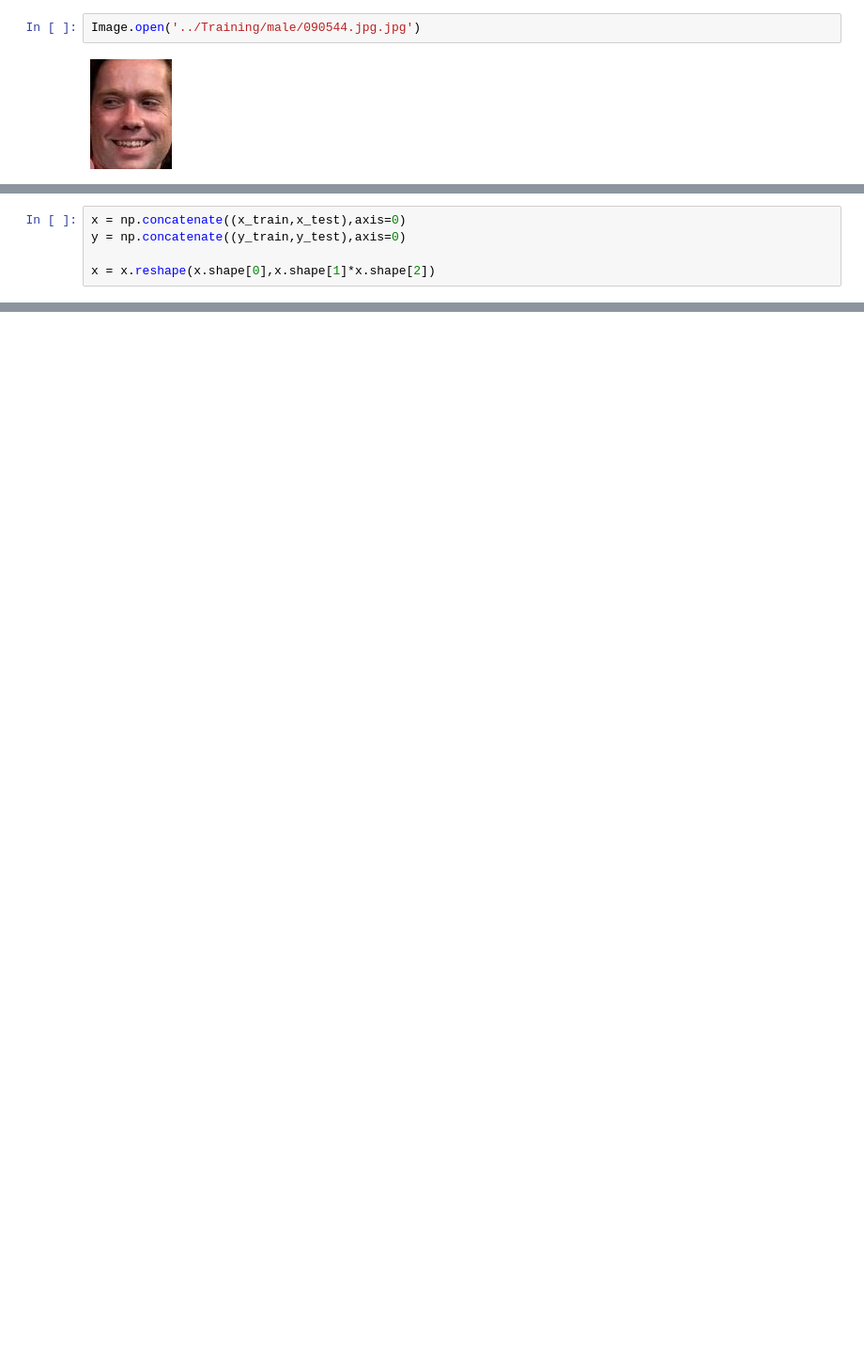
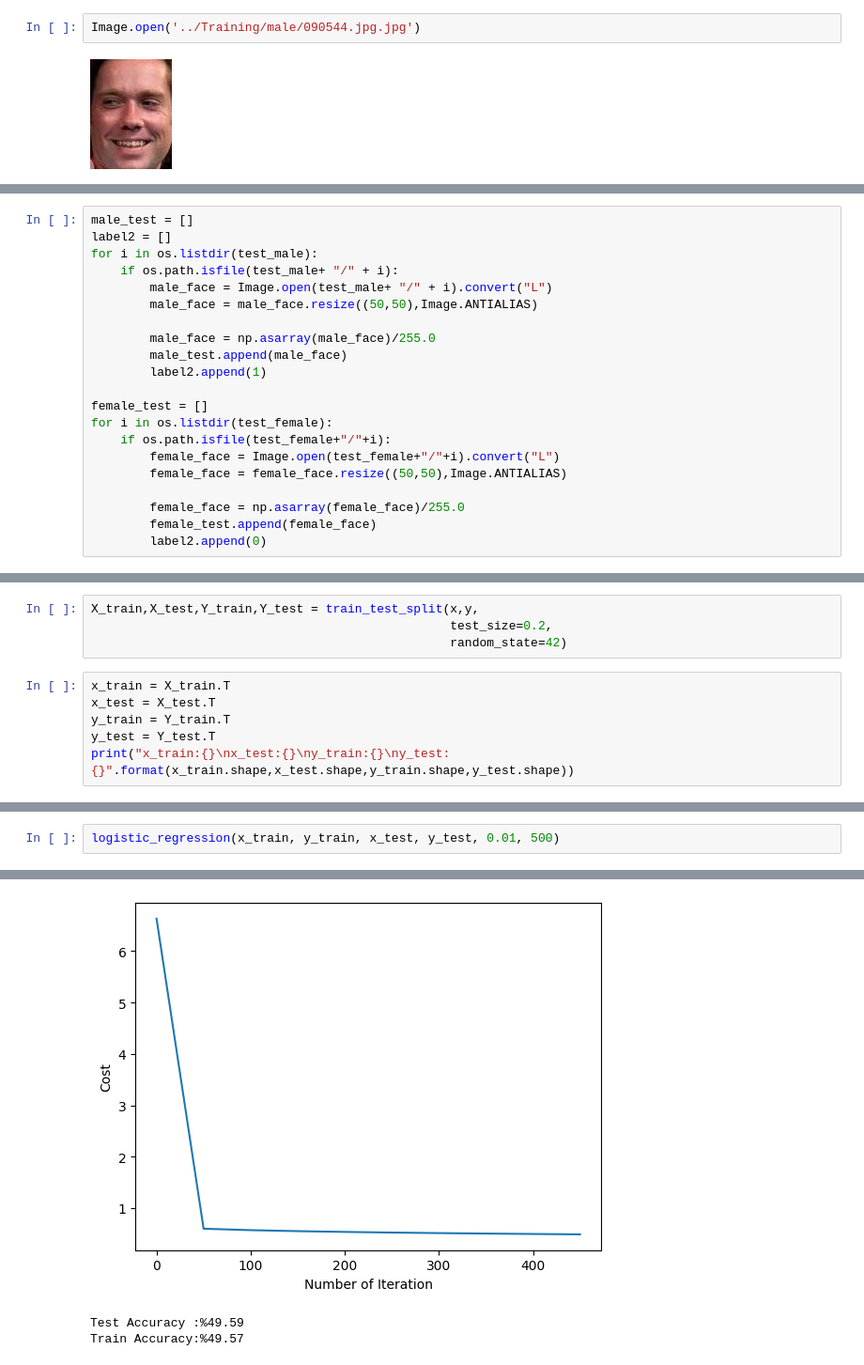
Before and after one commit to Mozes721/MaleOrFemale, a Jupyter notebook: classification/gender-classification-trained-dataset.ipynb, the cells around one changed output, grey strips where cells are left out. Shown: that part at 94% size. Cells and saved outputs as stored; diff of their text form; blank space fills up the shorter version.

```diff
--- a/classification/gender-classification-trained-dataset.ipynb
+++ b/classification/gender-classification-trained-dataset.ipynb
@@ -84,6 +79,22 @@ Woman Faces () Man Faces ()
 Train Dataset (47009, 50, 50) Train Values (47009, 1)
 # %%
-x = np.concatenate((x_train,x_test),axis=0)
-y = np.concatenate((y_train,y_test),axis=0)
+male_test = []
+label2 = []
+for i in os.listdir(test_male):
+    if os.path.isfile(test_male+ "/" + i):
+        male_face = Image.open(test_male+ "/" + i).convert("L")
+        male_face = male_face.resize((50,50),Image.ANTIALIAS)
 
-x = x.reshape(x.shape[0],x.shape[1]*x.shape[2])
+        male_face = np.asarray(male_face)/255.0
+        male_test.append(male_face)
+        label2.append(1)
+
+female_test = []
+for i in os.listdir(test_female):
+    if os.path.isfile(test_female+"/"+i):
+        female_face = Image.open(test_female+"/"+i).convert("L")
+        female_face = female_face.resize((50,50),Image.ANTIALIAS)
+
+        female_face = np.asarray(female_face)/255.0
+        female_test.append(female_face)
+        label2.append(0)
@@ -91,0 +124,10 @@ x = x.reshape(x.shape[0],x.shape[1]*x.shape[2])
+# %%
+X_train,X_test,Y_train,Y_test = train_test_split(x,y,
+                                                 test_size=0.2,
+                                                 random_state=42)
+# %%
+x_train = X_train.T
+x_test = X_test.T
+y_train = Y_train.T
+y_test = Y_test.T
+print("x_train:{}\nx_test:{}\ny_train:{}\ny_test:{}".format(x_train.shape,x_test.shape,y_train.shape,y_test.shape))
@@ -91,0 +224,3 @@ x = x.reshape(x.shape[0],x.shape[1]*x.shape[2])
+# %%
+logistic_regression(x_train, y_train, x_test, y_test, 0.01, 500)
+# %% [output]
@@ -91,0 +237,3 @@ x = x.reshape(x.shape[0],x.shape[1]*x.shape[2])
+[figure, added]
+Test Accuracy :%49.59
+Train Accuracy:%49.57
```
Also changed, not shown: parts of 22 cells of this notebook, 4 other files.
